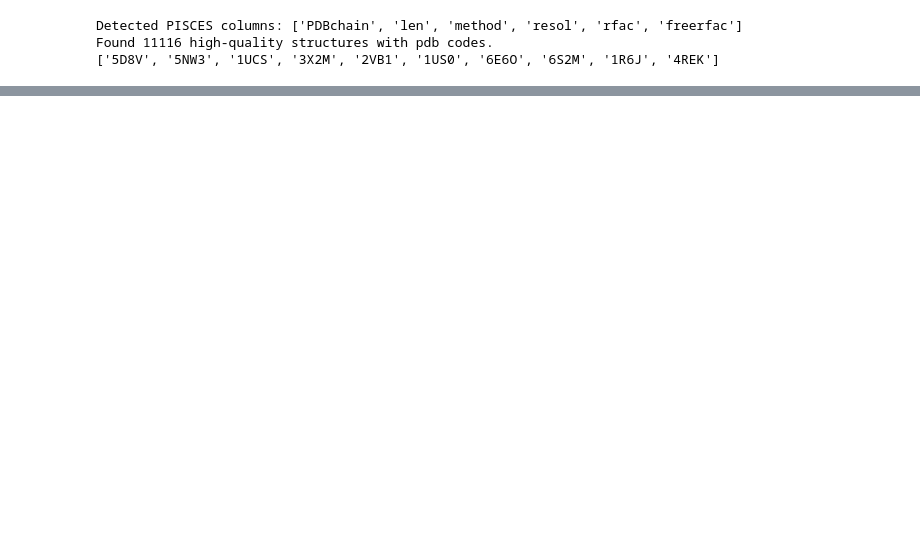
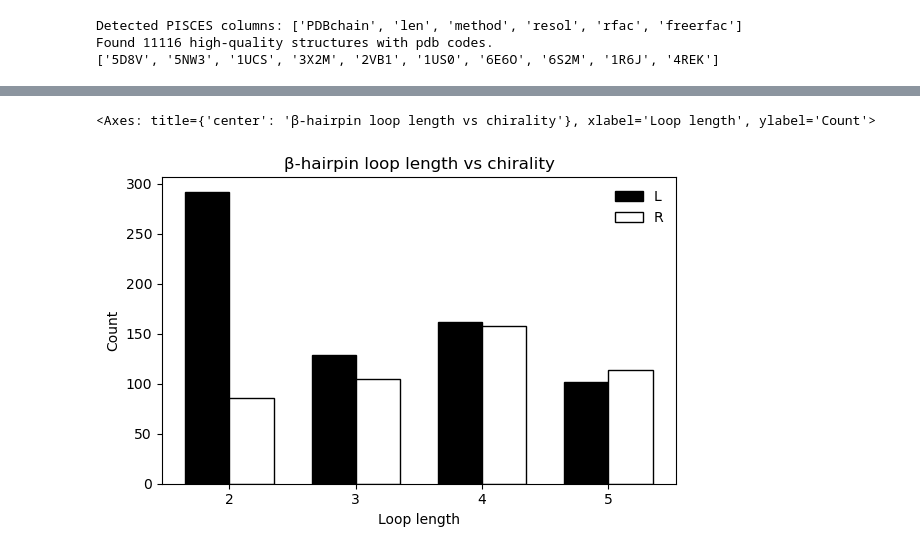
Before and after one commit to stefanhuber1993/folding-principles-dataset, a Jupyter notebook: notebooks/test_pipeline_parts.ipynb, the cells around one changed output, grey strips where cells are left out. Cells and saved outputs as stored; diff of their text form; code cells hidden in the pictures; blank space fills up the shorter version.

```diff
--- a/notebooks/test_pipeline_parts.ipynb
+++ b/notebooks/test_pipeline_parts.ipynb
@@ -66,0 +72,26 @@ all_hairpins.head(200)
+# %%
+from dataset.io_utils import fetch_mmcif_file, run_dssp_on_mmcif
+from dataset.motif_logic import detect_hairpins_and_chirality, detect_hairpins_and_chirality_backbone
+import pandas as pd
+import os
+
+#pdb_ids = ["8GBS", "7R1C"]
+pdb_ids = pdb_ids[0:2000]
+results = []
+
+for pdb_id in pdb_ids:
+    pdb_path = fetch_mmcif_file(pdb_id)
+    try:
+        model, dssp_df = run_dssp_on_mmcif(pdb_path, dssp_exe="/opt/anaconda3/envs/folding-dssp/bin/mkdssp")
+        if dssp_df is None:
+            print(f"DSSP failed for {pdb_id}. Skipping.")
+            continue
+        hp_df = detect_hairpins_and_chirality(model, dssp_df)
+        results.append(hp_df)
+    finally:
+        # Always remove the file, even if DSSP or parsing fails
+        if os.path.exists(pdb_path):
+            os.remove(pdb_path)
+
+all_hairpins = pd.concat(results, ignore_index=True)
+all_hairpins.head(10)
@@ -66,0 +110,5 @@ all_hairpins.head(200)
+# %%
+plot_loop_length_chirality(all_hairpins)      # uses default loop lengths 2‑5
+# %% [output]
+<Axes: title={'center': 'β‑hairpin loop length vs chirality'}, xlabel='Loop length', ylabel='Count'>
+[figure, added]
```
Also changed, not shown: parts of 8 cells of this notebook, 7 other files.
